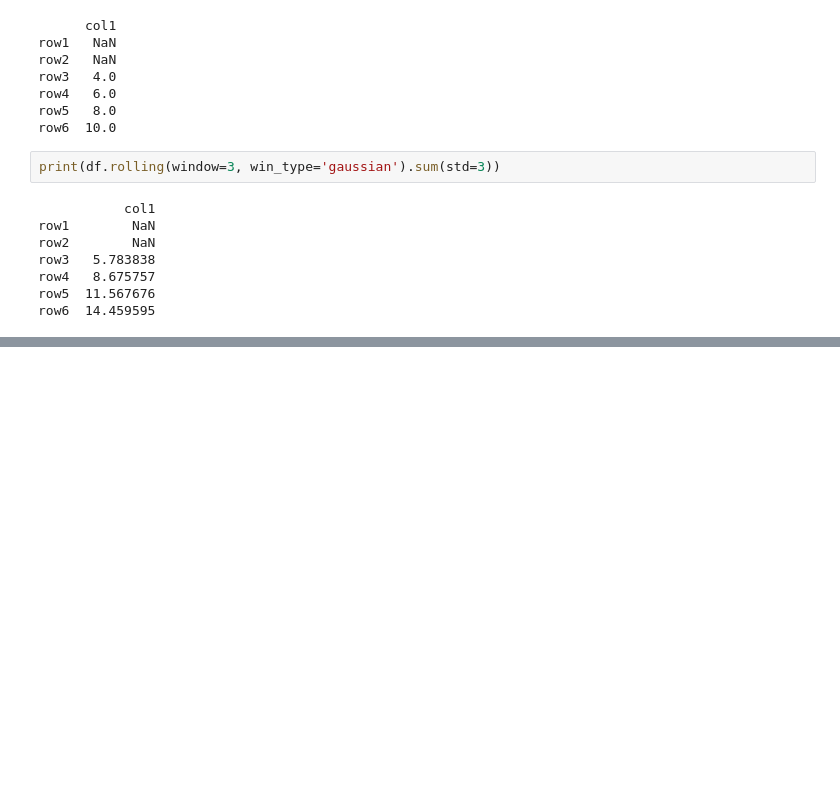
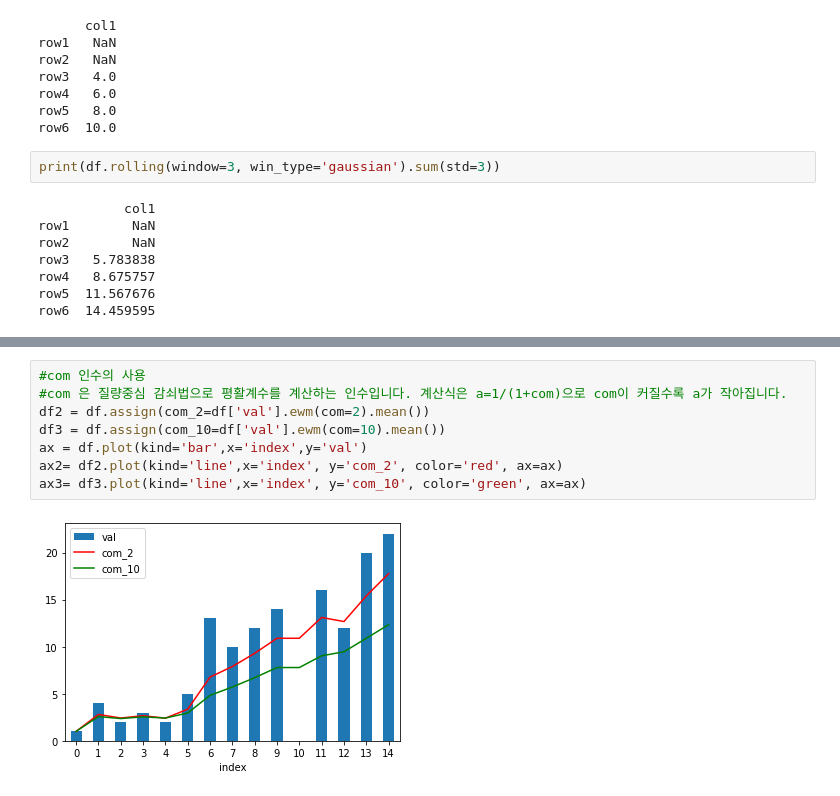
Before and after one commit to bye23mj/pandas, a Jupyter notebook: 02. 객체 내 연산.ipynb, the cells around one changed output, grey strips where cells are left out. Saved outputs shown, nothing was run; the diff lists cells and outputs as text; blank space fills up the shorter version.

```diff
--- a/02. 객체 내 연산.ipynb
+++ b/02. 객체 내 연산.ipynb
@@ -562,0 +890,10 @@ row6  14.459595
+# %%
+#com 인수의 사용
+#com 은 질량중심 감쇠법으로 평활계수를 계산하는 인수입니다. 계산식은 a=1/(1+com)으로 com이 커질수록 a가 작아집니다.
+df2 = df.assign(com_2=df['val'].ewm(com=2).mean())
+df3 = df.assign(com_10=df['val'].ewm(com=10).mean())
+ax = df.plot(kind='bar',x='index',y='val')
+ax2= df2.plot(kind='line',x='index', y='com_2', color='red', ax=ax)
+ax3= df3.plot(kind='line',x='index', y='com_10', color='green', ax=ax)
+# %% [output]
+[figure, added]
```
Also changed, not shown: parts of 33 cells of this notebook.
